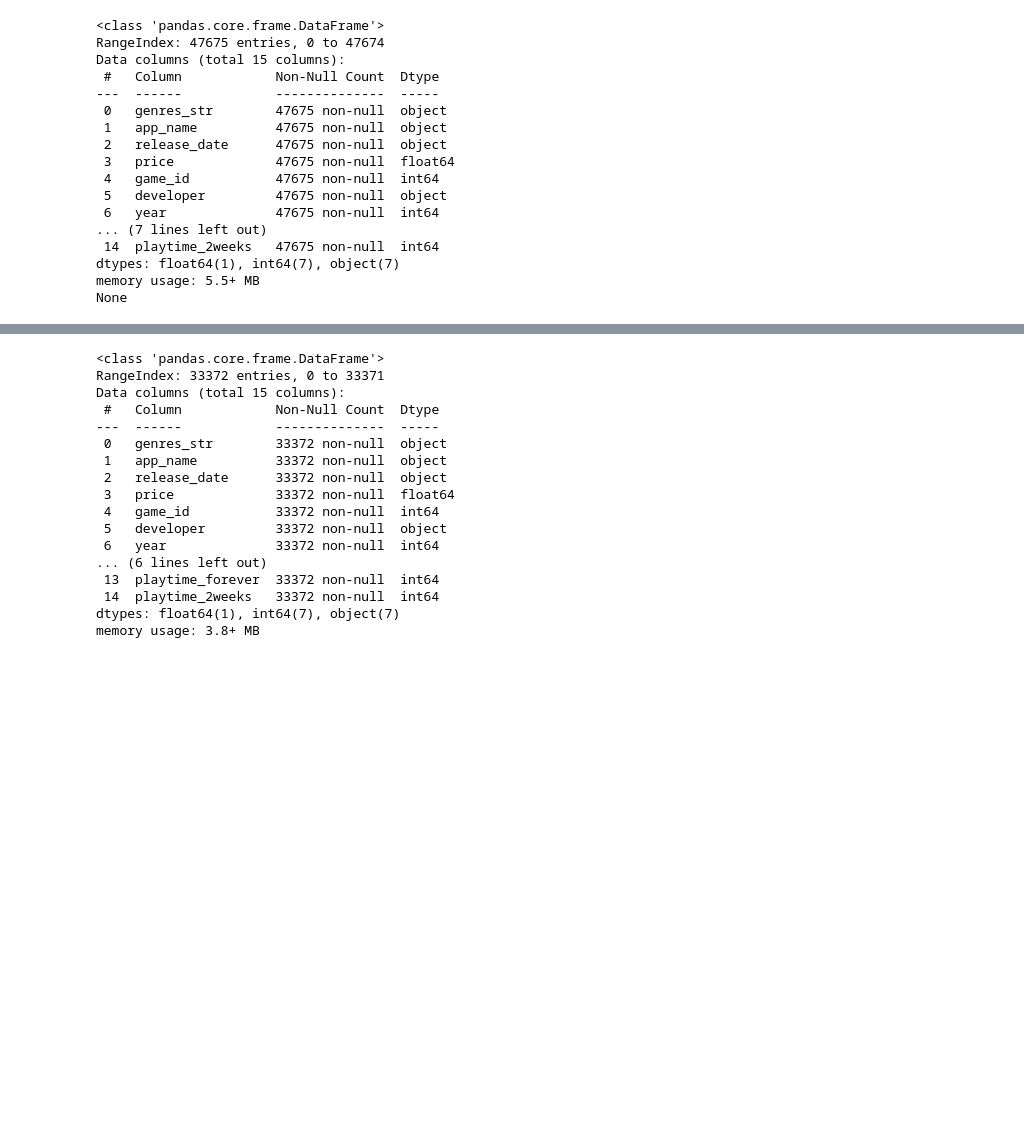
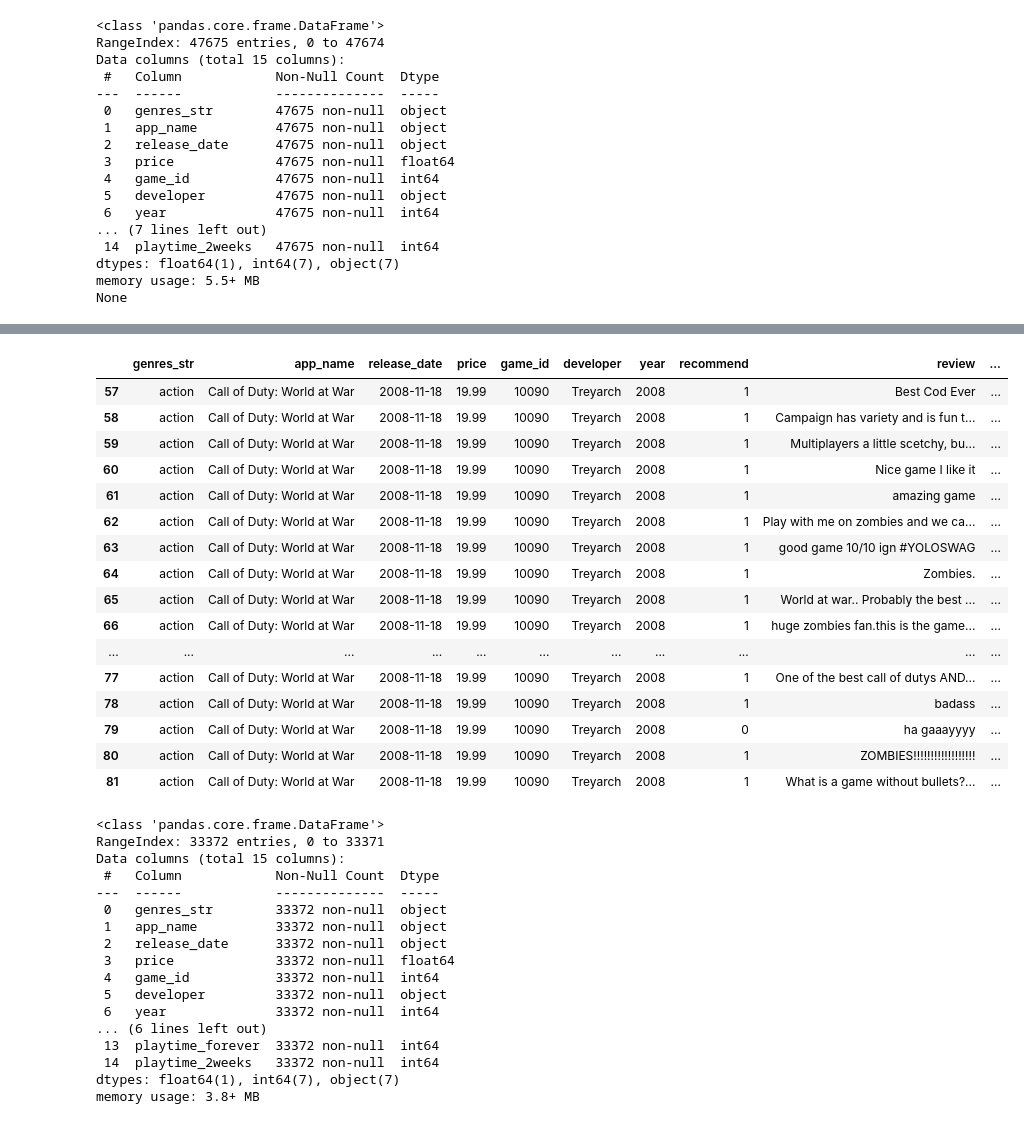
Before and after one commit to clblommberg/PI_MLOPS_Steam, a Jupyter notebook: notebooks/5_MigraciónAPI.ipynb, the cells around one changed output, grey strips where cells are left out. Saved outputs shown, nothing was run; the diff lists cells and outputs as text; code cells hidden in the pictures; blank space fills up the shorter version.

```diff
--- a/notebooks/5_MigraciónAPI.ipynb
+++ b/notebooks/5_MigraciónAPI.ipynb
@@ -50,3 +70,24 @@ None
+# %%
+df_filter = df[df['playtime_forever']!=0]
+df_filter.head(25)
+# %% [output]
+|  | genres_str | app_name | release_date | price | game_id | developer | year | recommend | review | ... |
+| 57 | action | Call of Duty: World at War | 2008-11-18 | 19.99 | 10090 | Treyarch | 2008 | 1 | Best Cod Ever | ... |
+| 58 | action | Call of Duty: World at War | 2008-11-18 | 19.99 | 10090 | Treyarch | 2008 | 1 | Campaign has variety and is fun t... | ... |
+| 59 | action | Call of Duty: World at War | 2008-11-18 | 19.99 | 10090 | Treyarch | 2008 | 1 | Multiplayers a little scetchy, bu... | ... |
+| 60 | action | Call of Duty: World at War | 2008-11-18 | 19.99 | 10090 | Treyarch | 2008 | 1 | Nice game I like it | ... |
+| 61 | action | Call of Duty: World at War | 2008-11-18 | 19.99 | 10090 | Treyarch | 2008 | 1 | amazing game | ... |
+| 62 | action | Call of Duty: World at War | 2008-11-18 | 19.99 | 10090 | Treyarch | 2008 | 1 | Play with me on zombies and we ca... | ... |
+| 63 | action | Call of Duty: World at War | 2008-11-18 | 19.99 | 10090 | Treyarch | 2008 | 1 | good game 10/10 ign #YOLOSWAG | ... |
+| 64 | action | Call of Duty: World at War | 2008-11-18 | 19.99 | 10090 | Treyarch | 2008 | 1 | Zombies. | ... |
+| 65 | action | Call of Duty: World at War | 2008-11-18 | 19.99 | 10090 | Treyarch | 2008 | 1 | World at war.. Probably the best ... | ... |
+| 66 | action | Call of Duty: World at War | 2008-11-18 | 19.99 | 10090 | Treyarch | 2008 | 1 | huge zombies fan.this is the game... | ... |
+| ... | ... | ... | ... | ... | ... | ... | ... | ... | ... | ... |
+| 77 | action | Call of Duty: World at War | 2008-11-18 | 19.99 | 10090 | Treyarch | 2008 | 1 | One of the best call of dutys AND... | ... |
+| 78 | action | Call of Duty: World at War | 2008-11-18 | 19.99 | 10090 | Treyarch | 2008 | 1 | badass | ... |
+| 79 | action | Call of Duty: World at War | 2008-11-18 | 19.99 | 10090 | Treyarch | 2008 | 0 | ha gaaayyyy | ... |
+| 80 | action | Call of Duty: World at War | 2008-11-18 | 19.99 | 10090 | Treyarch | 2008 | 1 | ZOMBIES!!!!!!!!!!!!!!!!!! | ... |
+| 81 | action | Call of Duty: World at War | 2008-11-18 | 19.99 | 10090 | Treyarch | 2008 | 1 | What is a game without bullets?... | ... |
 # %%
 
 
```
Also changed, not shown: parts of 1 cell of this notebook, 2 other files.
